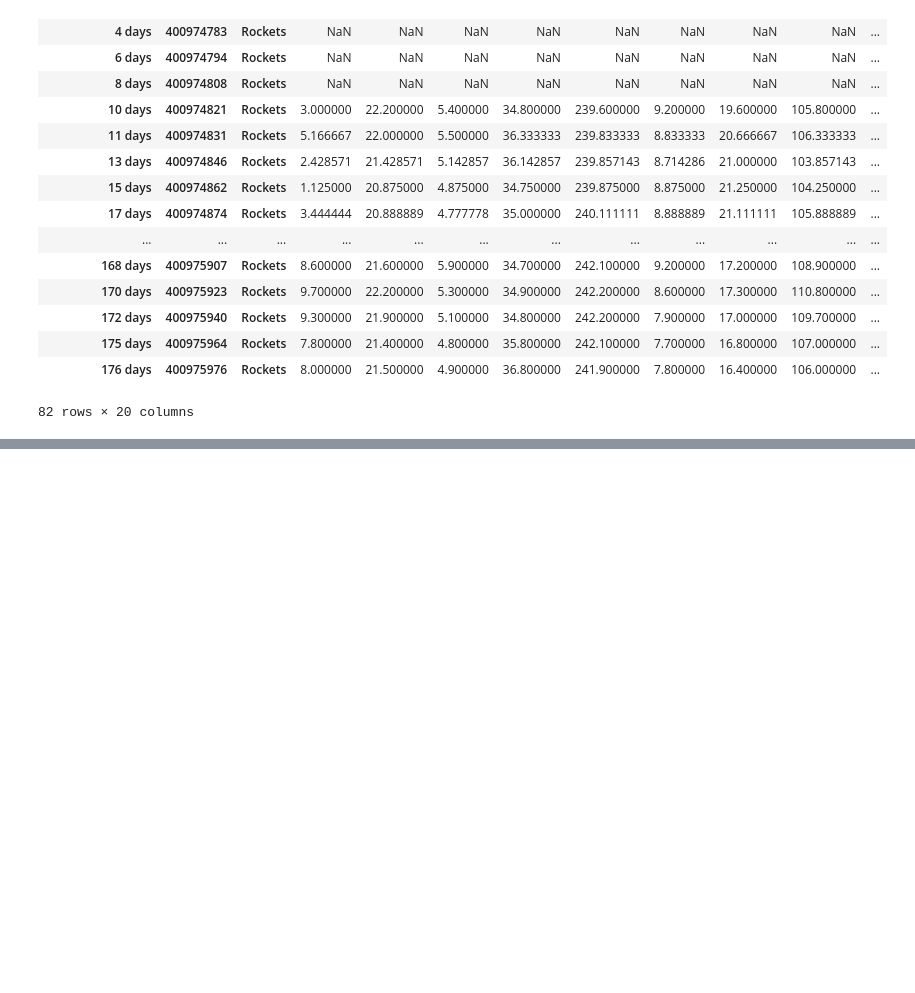
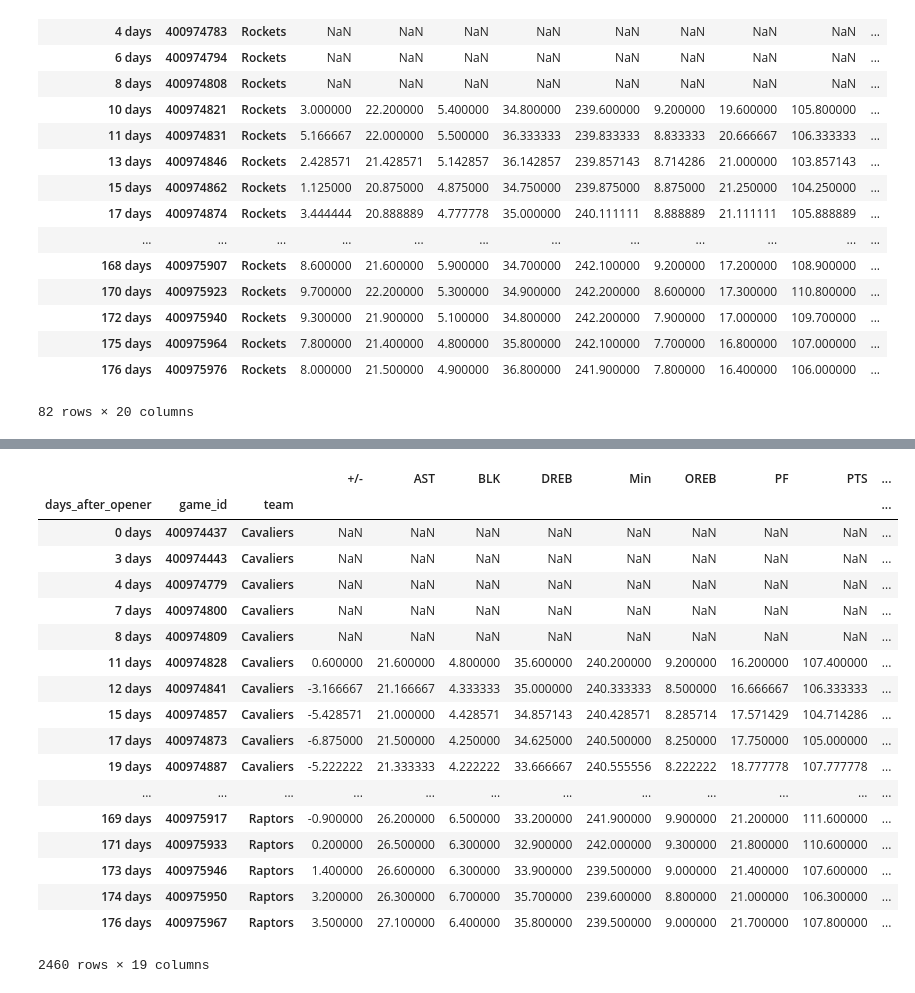
Before and after one commit to sadelson97/dsi_capstone, a Jupyter notebook: rolling_means.ipynb, the cells around one changed output, grey strips where cells are left out. Saved outputs shown, nothing was run; the diff lists cells and outputs as text; code cells hidden in the pictures; blank space fills up the shorter version.

```diff
--- a/rolling_means.ipynb
+++ b/rolling_means.ipynb
@@ -197,0 +199,28 @@ roll[2]
+# %%
+frames = []
+for team in roll:
+    frames.append(roll[team])
+# %%
+df = pd.concat(frames)
+# %%
+df
+# %% [output]
+|  |  |  | +/- | AST | BLK | DREB | Min | OREB | PF | PTS | ... |
+| days_after_opener | game_id | team |  |  |  |  |  |  |  |  | ... |
+| 0 days | 400974437 | Cavaliers | NaN | NaN | NaN | NaN | NaN | NaN | NaN | NaN | ... |
+| 3 days | 400974443 | Cavaliers | NaN | NaN | NaN | NaN | NaN | NaN | NaN | NaN | ... |
+| 4 days | 400974779 | Cavaliers | NaN | NaN | NaN | NaN | NaN | NaN | NaN | NaN | ... |
+| 7 days | 400974800 | Cavaliers | NaN | NaN | NaN | NaN | NaN | NaN | NaN | NaN | ... |
+| 8 days | 400974809 | Cavaliers | NaN | NaN | NaN | NaN | NaN | NaN | NaN | NaN | ... |
+| 11 days | 400974828 | Cavaliers | 0.600000 | 21.600000 | 4.800000 | 35.600000 | 240.200000 | 9.200000 | 16.200000 | 107.400000 | ... |
+| 12 days | 400974841 | Cavaliers | -3.166667 | 21.166667 | 4.333333 | 35.000000 | 240.333333 | 8.500000 | 16.666667 | 106.333333 | ... |
+| 15 days | 400974857 | Cavaliers | -5.428571 | 21.000000 | 4.428571 | 34.857143 | 240.428571 | 8.285714 | 17.571429 | 104.714286 | ... |
+| 17 days | 400974873 | Cavaliers | -6.875000 | 21.500000 | 4.250000 | 34.625000 | 240.500000 | 8.250000 | 17.750000 | 105.000000 | ... |
+| 19 days | 400974887 | Cavaliers | -5.222222 | 21.333333 | 4.222222 | 33.666667 | 240.555556 | 8.222222 | 18.777778 | 107.777778 | ... |
+| ... | ... | ... | ... | ... | ... | ... | ... | ... | ... | ... | ... |
+| 169 days | 400975917 | Raptors | -0.900000 | 26.200000 | 6.500000 | 33.200000 | 241.900000 | 9.900000 | 21.200000 | 111.600000 | ... |
+| 171 days | 400975933 | Raptors | 0.200000 | 26.500000 | 6.300000 | 32.900000 | 242.000000 | 9.300000 | 21.800000 | 110.600000 | ... |
+| 173 days | 400975946 | Raptors | 1.400000 | 26.600000 | 6.300000 | 33.900000 | 239.500000 | 9.000000 | 21.400000 | 107.600000 | ... |
+| 174 days | 400975950 | Raptors | 3.200000 | 26.300000 | 6.700000 | 35.700000 | 239.600000 | 8.800000 | 21.000000 | 106.300000 | ... |
+| 176 days | 400975967 | Raptors | 3.500000 | 27.100000 | 6.400000 | 35.800000 | 239.500000 | 9.000000 | 21.700000 | 107.800000 | ... |
+2460 rows × 19 columns
```
Also changed, not shown: parts of 8 cells of this notebook.
